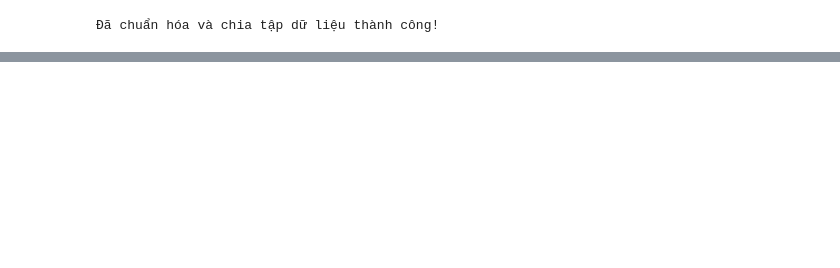
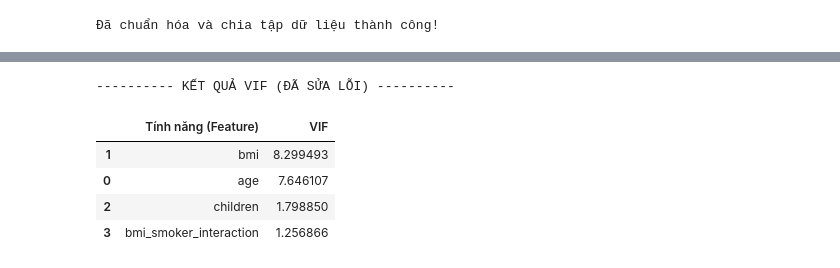
Before and after one commit to thuynguyenhuit/hocsau, a Jupyter notebook: Linear_Insurance.ipynb, the cells around one changed output, grey strips where cells are left out. Cells and saved outputs as stored; diff of their text form; code cells hidden in the pictures; blank space fills up the shorter version.

```diff
--- a/Linear_Insurance.ipynb
+++ b/Linear_Insurance.ipynb
@@ -422 +471,37 @@ print(f"Hệ số chặn (Bias/Intercept): {b:.4f}")
 Hệ số chặn (Bias/Intercept): 0.0000
+# %%
+import pandas as pd
+import numpy as np
+from statsmodels.stats.outliers_influence import variance_inflation_factor
+
+def calculate_vif_fixed(df):
+    # 1. Chỉ giữ lại các cột kiểu số và chuyển đổi kiểu dữ liệu đồng nhất
+    # Việc này giúp tránh lỗi TypeError khi gặp cột bool hoặc object
+    df_numeric = df.select_dtypes(include=[np.number]).copy()
+
+    # 2. Xử lý các giá trị rỗng hoặc vô hạn (nếu có)
+    df_numeric = df_numeric.replace([np.inf, -np.inf], np.nan).dropna()
+
+    vif_data = pd.DataFrame()
+    vif_data["Tính năng (Feature)"] = df_numeric.columns
+
+    # 3. Tính VIF
+    vif_data["VIF"] = [variance_inflation_factor(df_numeric.values, i)
+                       for i in range(df_numeric.shape[1])]
+
+    return vif_data.sort_values(by="VIF", ascending=False)
+
+# Sử dụng hàm đã sửa
+# Đảm bảo bạn dùng DataFrame chứa biến tương tác mới tạo
+X_final = pd_train.drop(columns=['charges'])
+vif_results = calculate_vif_fixed(X_final)
+
+print("---------- KẾT QUẢ VIF (ĐÃ SỬA LỖI) ----------")
+display(vif_results)
+# %% [output]
+---------- KẾT QUẢ VIF (ĐÃ SỬA LỖI) ----------
+|  | Tính năng (Feature) | VIF |
+| 1 | bmi | 8.299493 |
+| 0 | age | 7.646107 |
+| 2 | children | 1.798850 |
+| 3 | bmi_smoker_interaction | 1.256866 |
```
Also changed, not shown: parts of 10 cells of this notebook.
